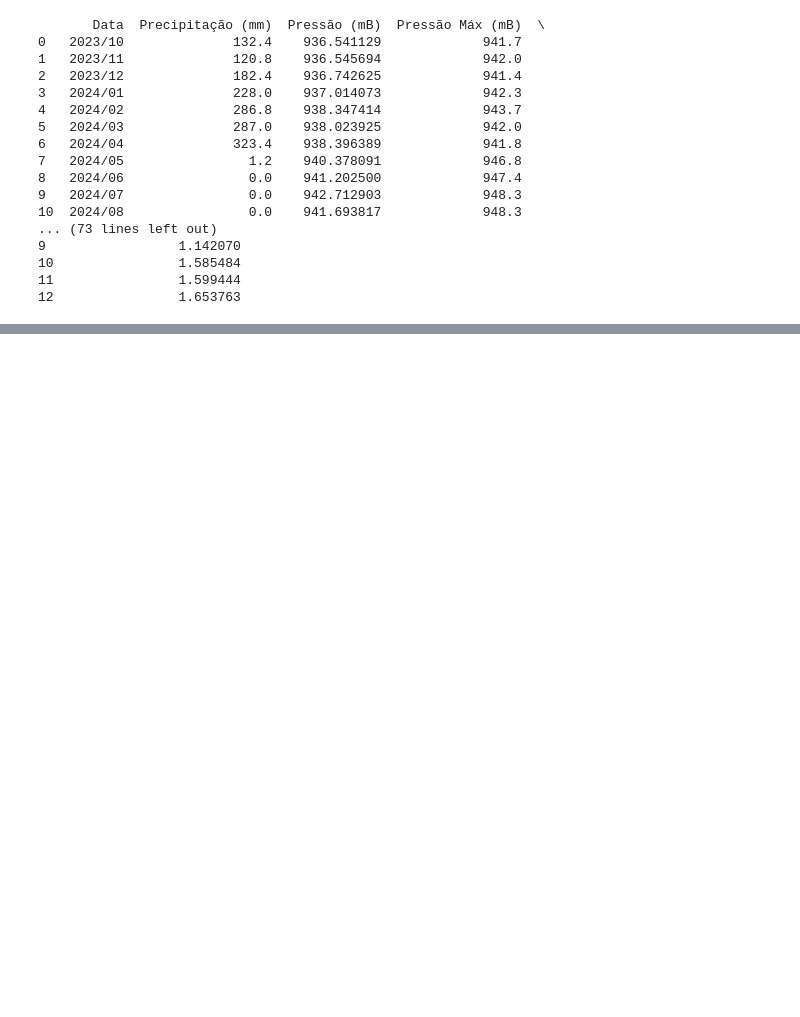
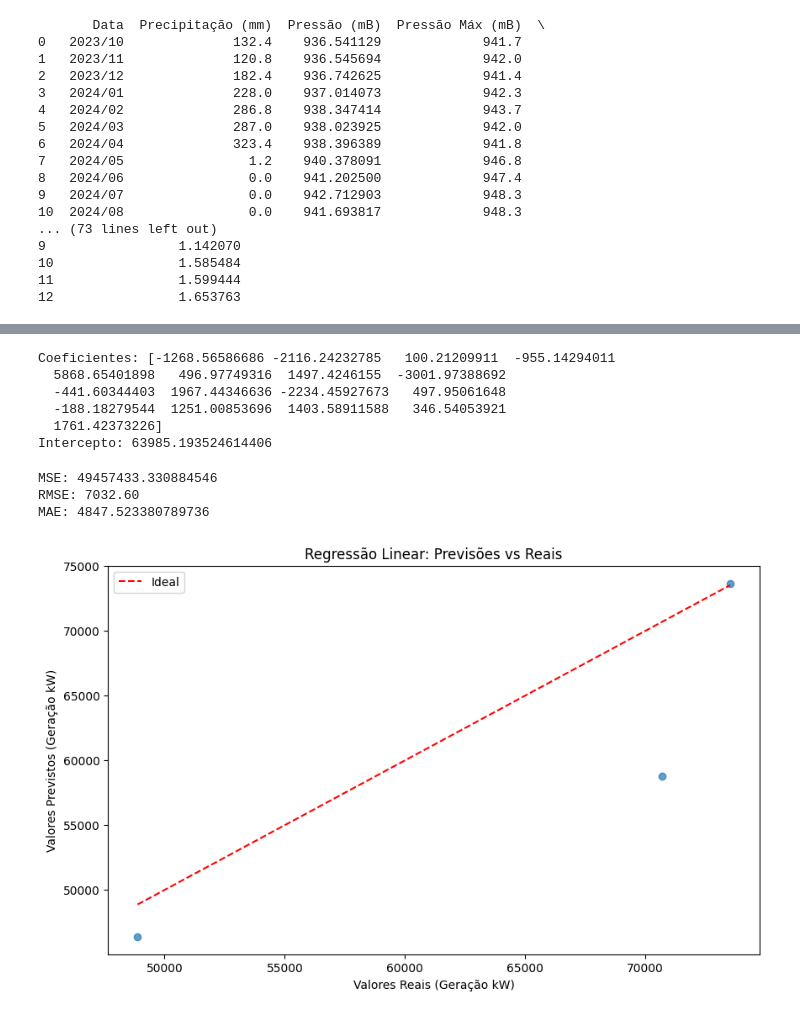
Before and after one commit to joao1barbosa/ml-lab, a Jupyter notebook: Predição_de_geração_Bruky.ipynb, the cells around one changed output, grey strips where cells are left out. Saved outputs shown, nothing was run; the diff lists cells and outputs as text; code cells hidden in the pictures; blank space fills up the shorter version.

```diff
--- a/Predição_de_geração_Bruky.ipynb
+++ b/Predição_de_geração_Bruky.ipynb
@@ -138,0 +178,3 @@ print(clima_agrupado)
+# %%
+x = df_combinado.drop(columns=['Data', 'Energia gerada(kWh)'])
+y = df_combinado['Energia gerada(kWh)']
@@ -138,0 +186,55 @@ print(clima_agrupado)
+# %%
+from sklearn.model_selection import train_test_split
+
+X_train, X_test, y_train, y_test = train_test_split(X_scaled, y, test_size=0.2, random_state=42)
+# %%
+from sklearn.linear_model import LinearRegression
+
+# Criar o modelo
+model = LinearRegression()
+
+# Treinar o modelo
+model.fit(X_train, y_train)
+
+# Coeficientes do modelo
+print("Coeficientes:", model.coef_)
+print("Intercepto:", model.intercept_)
+# %% [output]
+Coeficientes: [-1268.56586686 -2116.24232785   100.21209911  -955.14294011
+  5868.65401898   496.97749316  1497.4246155  -3001.97388692
+  -441.60344403  1967.44346636 -2234.45927673   497.95061648
+  -188.18279544  1251.00853696  1403.58911588   346.54053921
+  1761.42373226]
+Intercepto: 63985.193524614406
+# %%
+from sklearn.metrics import mean_squared_error, mean_absolute_error
+
+
+# Previsões no conjunto de teste
+y_pred = model.predict(X_test)
+
+# Avaliação
+mse = mean_squared_error(y_test, y_pred)
+rmse = np.sqrt(mse)
+mae = mean_absolute_error(y_test, y_pred)
+
+print(f"MSE: {mse}")
+print(f"RMSE: {rmse:.2f}")
+print(f"MAE: {mae}")
+# %% [output]
+MSE: 49457433.330884546
+RMSE: 7032.60
+MAE: 4847.523380789736
+# %%
+import matplotlib.pyplot as plt
+
+plt.figure(figsize=(10, 6))
+plt.scatter(y_test, y_pred, alpha=0.7)
+plt.plot([y_test.min(), y_test.max()], [y_test.min(), y_test.max()], color='red', linestyle='--', label="Ideal")
+plt.xlabel("Valores Reais (Geração kW)")
+plt.ylabel("Valores Previstos (Geração kW)")
+plt.title("Regressão Linear: Previsões vs Reais")
+plt.legend()
+plt.show()
+# %% [output]
+[figure, added]
```
Also changed, not shown: parts of 12 cells of this notebook.
